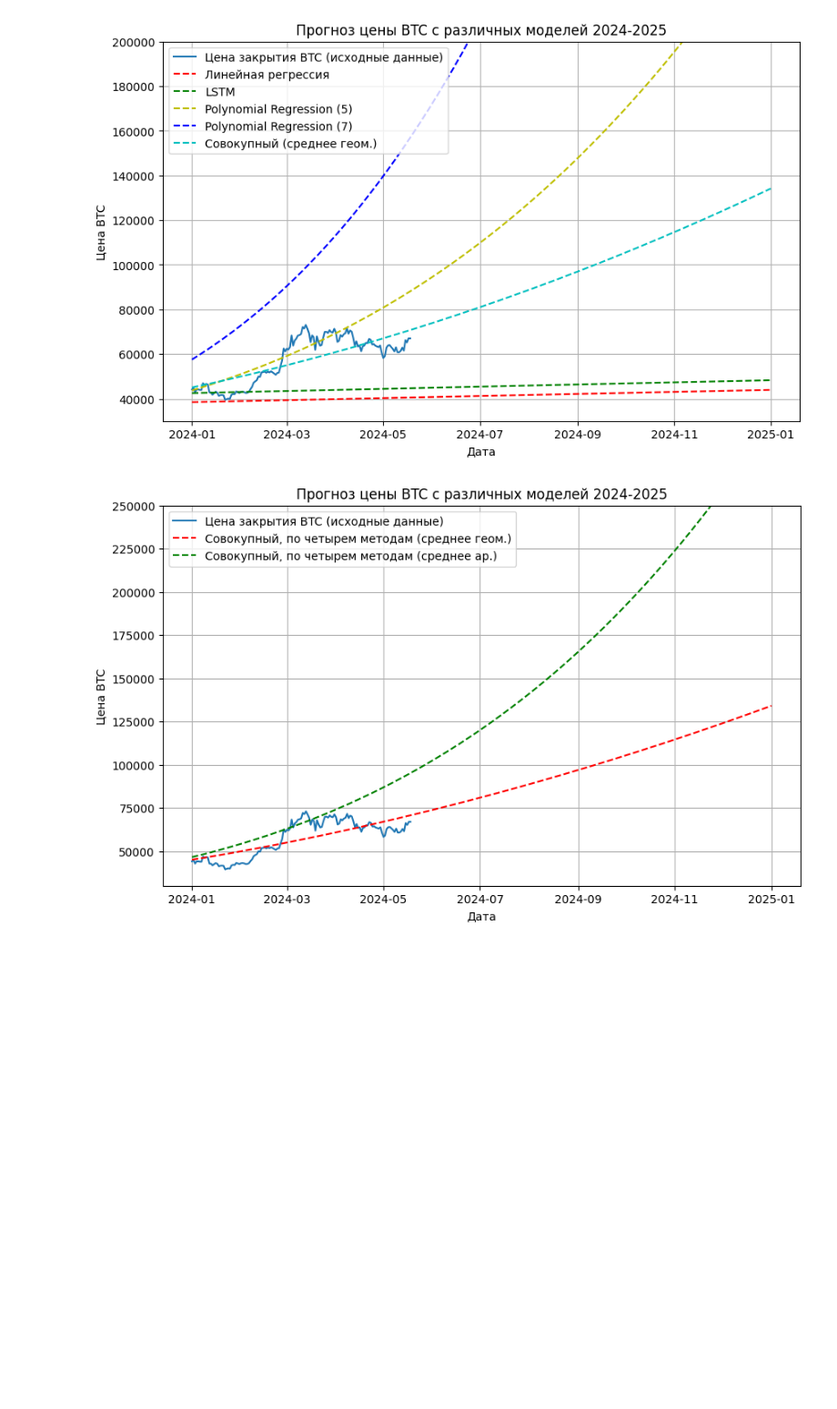
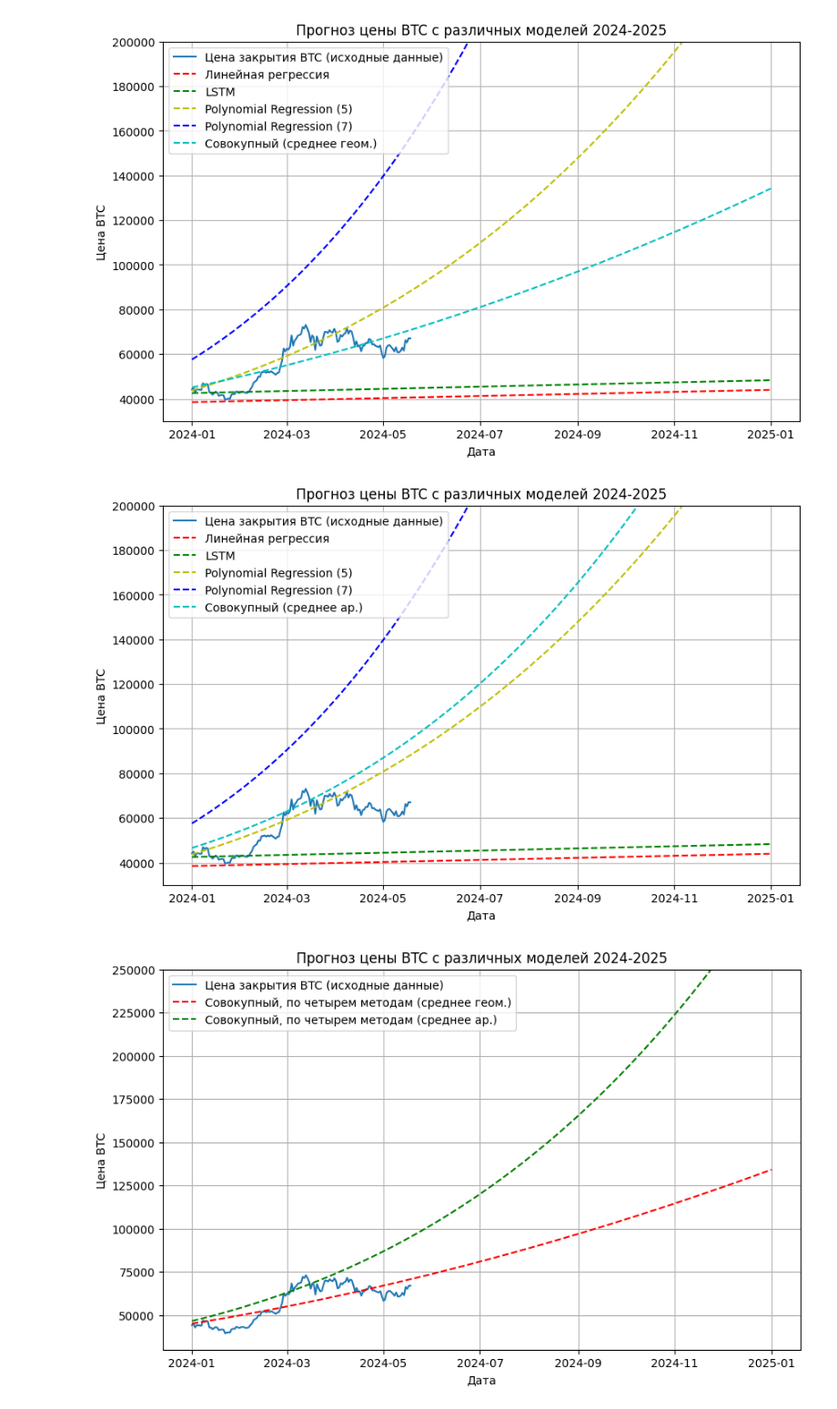
Before and after one commit to gppoleshkin/forecast-of-BTC-price-2024-2025, a Jupyter notebook: forecast_of_BTC_price_2024_2025.ipynb, the cells around one changed output. Shown at 91% size. Cells and saved outputs as stored; diff of their text form; code cells hidden in the pictures; blank space fills up the shorter version.

```diff
--- a/forecast_of_BTC_price_2024_2025.ipynb
+++ b/forecast_of_BTC_price_2024_2025.ipynb
@@ -240,6 +240,32 @@ plt.ylim(30000, 200000)  # Ограничение масштаба оси Y
 plt.show()
 # %% [output]
 [figure]
+# %%
+# Строим график
+plt.figure(figsize=(10, 6))
+plt.plot(btc_data_2024_2025.index, btc_data_2024_2025['Close'], label='Цена закрытия BTC (исходные данные)')
+#Линейная регрессия
+plt.plot(future_dates, future_y_pred_linear, linestyle='--', color='r', label='Линейная регрессия')
+#LSTM
+plt.plot(future_dates, future_y_pred_LSTM, linestyle='--', color='g', label='LSTM')
+#Полиномиальная регрессия
+plt.plot(future_dates, future_y_pred_Poly, linestyle='--', color='y', label='Polynomial Regression (5)')
+plt.plot(future_dates_Poly, future_y_pred_Poly2, linestyle='--', color='b', label='Polynomial Regression (7)')
+#Задаем совокупный
+sovar=(future_y_pred_linear+future_y_pred_Poly_full+future_y_pred_Poly2_full)*(1/3)
+plt.plot(future_dates, sovar, linestyle='--', color='c', label='Совокупный (среднее ар.)')
+
+
+
+plt.xlabel('Дата')
+plt.ylabel('Цена BTC')
+plt.title('Прогноз цены BTC с различных моделей 2024-2025')
+plt.legend()
+plt.grid()
+plt.ylim(30000, 200000)  # Ограничение масштаба оси Y
+plt.show()
+# %% [output]
+[figure, added]
 # %%
 # Строим график
 plt.figure(figsize=(10, 6))
```
